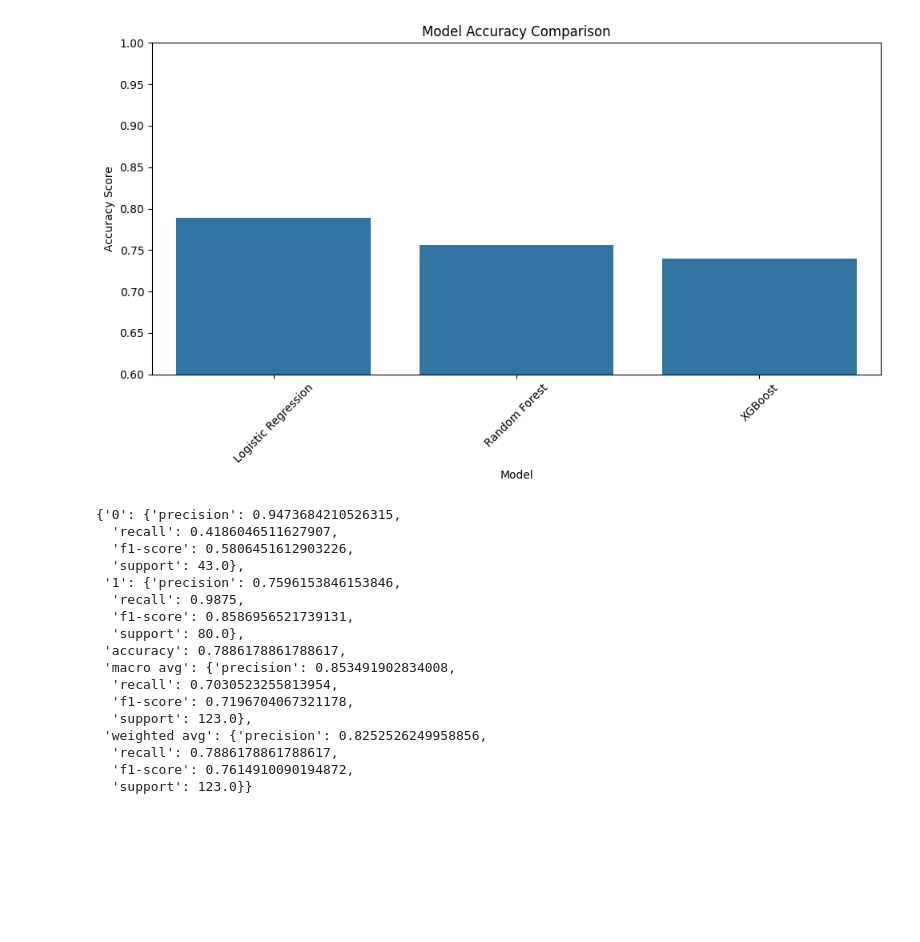
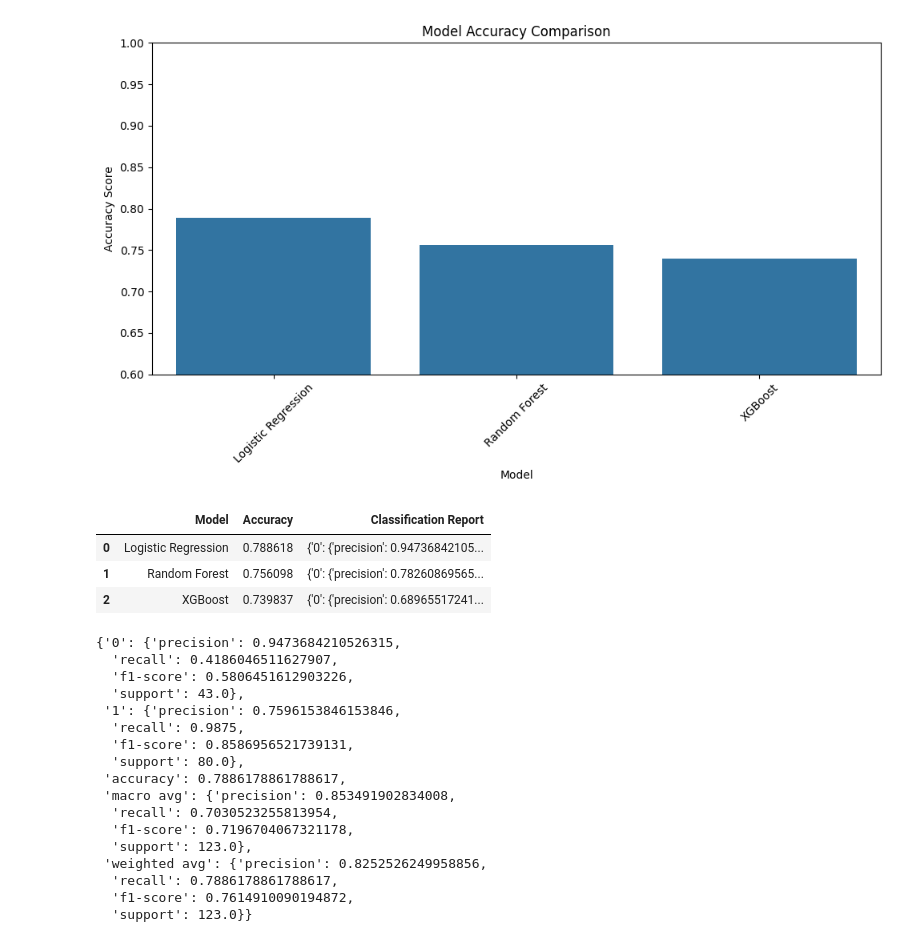
Before and after one commit to G-S-M123/loan-approval-predictor, a Jupyter notebook: notebooks/model_comparison.ipynb, the cells around one changed output. Saved outputs shown, nothing was run; the diff lists cells and outputs as text; code cells hidden in the pictures; blank space fills up the shorter version.

Commit message:
Added model comparisons of 3 models

```diff
--- a/notebooks/model_comparison.ipynb
+++ b/notebooks/model_comparison.ipynb
@@ -82,6 +83,13 @@ plt.tight_layout()
 plt.show()
 # %% [output]
 [figure]
+# %%
+results_df
+# %% [output]
+|  | Model | Accuracy | Classification Report |
+| 0 | Logistic Regression | 0.788618 | {'0': {'precision': 0.94736842105... |
+| 1 | Random Forest | 0.756098 | {'0': {'precision': 0.78260869565... |
+| 2 | XGBoost | 0.739837 | {'0': {'precision': 0.68965517241... |
 # %%
 results_df["Classification Report"][0]
 # %% [output]
```
Also changed, not shown: parts of 3 cells of this notebook.
